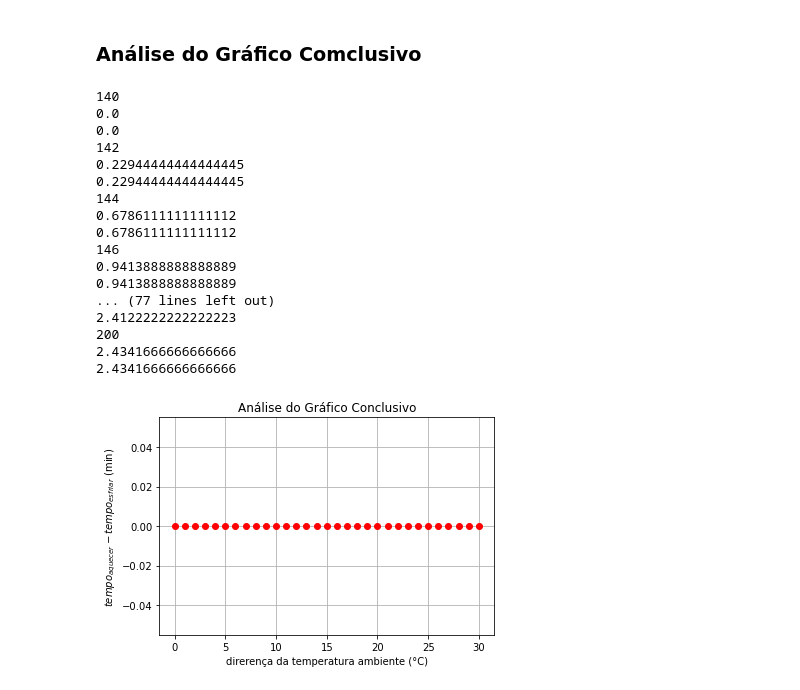
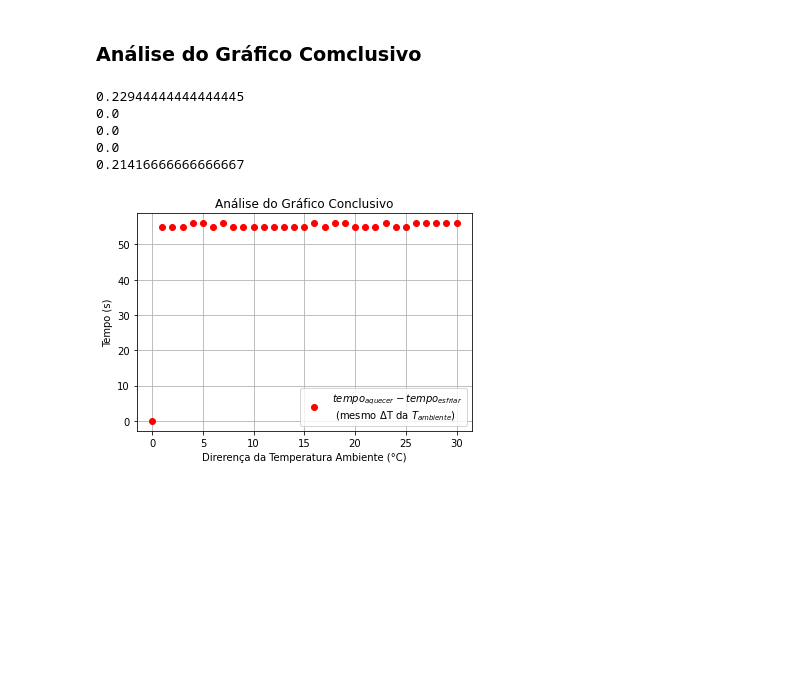
Before and after one commit to pedroivoal/Modsim-P2, a Jupyter notebook: I2/I2.ipynb, the cells around one changed output. Saved outputs shown, nothing was run; the diff lists cells and outputs as text; code cells hidden in the pictures; blank space fills up the shorter version.

```diff
--- a/I2/I2.ipynb
+++ b/I2/I2.ipynb
@@ -180,12 +180,12 @@ def T_equilibrio(lista_Ta, lista_t_h):
         return lista_t_h[i]
     else:
         i = 0
-        while lista_Ta[i] < (1/1.024)*(Tar-273.15):
+        while lista_Ta[i] < 0.9765625*(Tar-273.15):
             i += 1
         return lista_t_h[i]
 # %%
 # Listas para gerar gráfico conclusivo
-t_lista = np.arange(0, 12600, 1)
+t_lista = np.arange(0, 10800, 1)
 lista_t_equilibrio = []
 lista_Tia = np.arange(100+273.15, -0.1+273.15, -0.5)
 
@@ -254,45 +254,41 @@ conclusivo.savefig('5.Conclusivo.png',  format = 'png', dpi = 1200)
 # %%
 diferença_th = []
 delta_T = []
+
+print(lista_t_equilibrio[142])
+print(lista_t_equilibrio[141])
+print(lista_t_equilibrio[140])
+print(lista_t_equilibrio[139])
+print(lista_t_equilibrio[138])
 
 for i in range(0, 31):
     delta_T.append(i)
 
 # Funciona apenas para Tia(T inicial da água) variando 0.5 em 0.5
 m = 0
 for i in range(140, 201, 2):
-    diferença_th.append((lista_t_equilibrio[i] - lista_t_equilibrio[i-m])*60)
-    print(i)
-    print(lista_t_equilibrio[i])
-    print(lista_t_equilibrio[i-m])
-m += 4
+    diferença_th.append((lista_t_equilibrio[i] - lista_t_equilibrio[i-m])*3600)
+    # print(i, m, i-m)
+    # print(lista_t_equilibrio[i])
+    # print(lista_t_equilibrio[i-m])
+    m += 4
 
 aconclusivo, ax = plt.subplots()
 # Plota análise do gráfico conclusivo
-plt.plot(delta_T, diferença_th, 'or')
+plt.plot(delta_T, diferença_th, 'or', label = '''$tempo_{aquecer}-tempo_{esfriar}$
+ (mesmo ΔΤ da $T_{ambiente}$)''')
 plt.title('Análise do Gráfico Conclusivo')
-plt.xlabel('direrença da temperatura ambiente (°C)')
-plt.ylabel('$tempo_{aquecer}-tempo_{esfriar}$ (min)')
+plt.xlabel('Direrença da Temperatura Ambiente (°C)')
+plt.ylabel('Tempo (s)')
+plt.legend()
 plt.grid(True)
 plt.show()
 # Cria arquivo png com o gráfico no PC
 aconclusivo.savefig('6.Analise Conclusiva.png',  format = 'png', dpi = 1200)
 # %% [output]
-140
+0.22944444444444445
 0.0
 0.0
-142
-0.22944444444444445
-0.22944444444444445
-144
-0.6786111111111112
-0.6786111111111112
-146
-0.9413888888888889
-0.9413888888888889
-... (77 lines left out)
-2.4122222222222223
-200
-2.4341666666666666
-2.4341666666666666
+0.0
+0.21416666666666667
-[figure, old version]
+[figure, new version]
```
Also changed, not shown: parts of 1 cell of this notebook, 2 other files.
